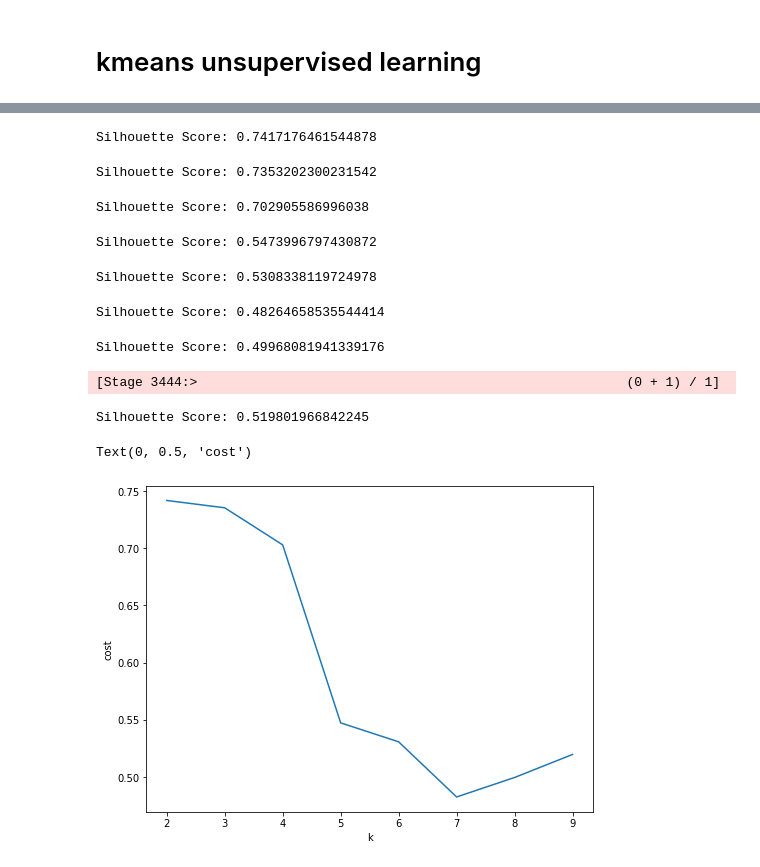
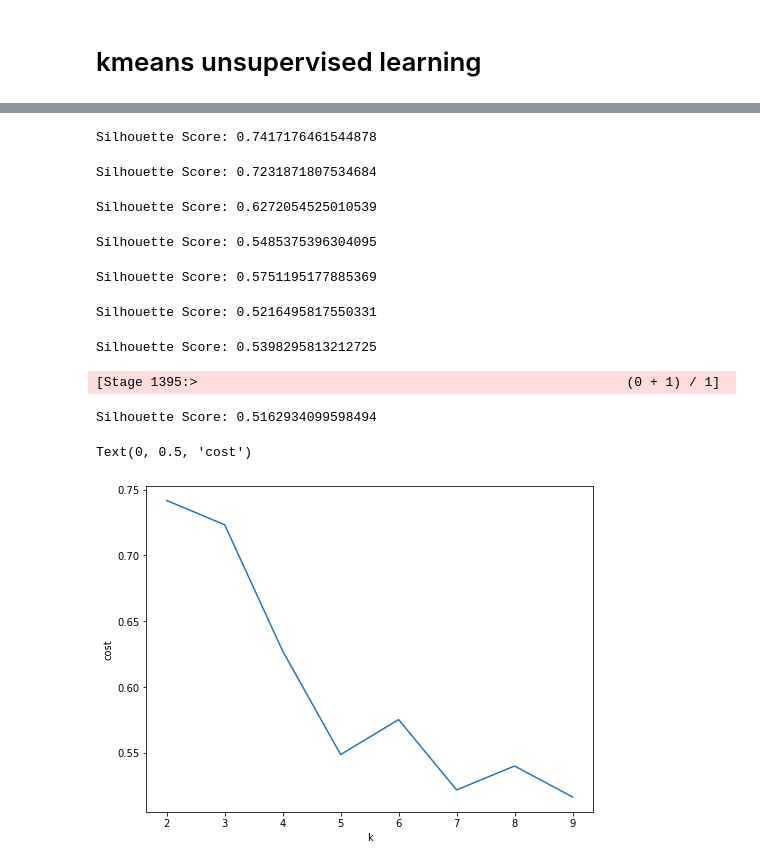
Before and after one commit to srimathi-sreevathsan/aws-722-copy, a Jupyter notebook: Spark DataFrame - Basics.ipynb, the cells around one changed output, grey strips where cells are left out. Cells and saved outputs as stored; diff of their text form; code cells hidden in the pictures.

```diff
--- a/Spark DataFrame - Basics.ipynb
+++ b/Spark DataFrame - Basics.ipynb
@@ -848,42 +2030,42 @@ silhouette_score=[]
 
 evaluator = ClusteringEvaluator(featuresCol='features', \
 metricName='silhouette', distanceMeasure='squaredEuclidean')
 
 #evaluator = ClusteringEvaluator( featuresCol='standardized', \
 #                                metricName='silhouette', distanceMeasure='squaredEuclidean')
 for i in range(2,10):
 
     KMeans_algo=KMeans(featuresCol='features', k=i)
 
-    KMeans_fit=KMeans_algo.fit(data_scale_output)
+    KMeans_fit=KMeans_algo.fit(assembled_data)
 
-    output=KMeans_fit.transform(data_scale_output)
+    output=KMeans_fit.transform(assembled_data)
 
 
 
     score=evaluator.evaluate(output)
 
     silhouette_score.append(score)
 
     print("Silhouette Score:",score)
 
 
 #Visualizing the silhouette scores in a plot
 import matplotlib.pyplot as plt
 fig, ax = plt.subplots(1,1, figsize =(8,6))
 ax.plot(range(2,10),silhouette_score)
 ax.set_xlabel('k')
 ax.set_ylabel('cost')
 # %% [output]
 Silhouette Score: 0.7417176461544878
-Silhouette Score: 0.7353202300231542
+Silhouette Score: 0.7231871807534684
-Silhouette Score: 0.702905586996038
+Silhouette Score: 0.6272054525010539
-Silhouette Score: 0.5473996797430872
+Silhouette Score: 0.5485375396304095
-Silhouette Score: 0.5308338119724978
+Silhouette Score: 0.5751195177885369
-Silhouette Score: 0.48264658535544414
+Silhouette Score: 0.5216495817550331
-Silhouette Score: 0.49968081941339176
+Silhouette Score: 0.5398295813212725
-[Stage 3444:>                                                       (0 + 1) / 1]
+[Stage 1395:>                                                       (0 + 1) / 1]
-Silhouette Score: 0.519801966842245
+Silhouette Score: 0.5162934099598494
 Text(0, 0.5, 'cost')
-[figure, old version]
+[figure, new version]
 # %%
```
Also changed, not shown: parts of 92 cells of this notebook.
